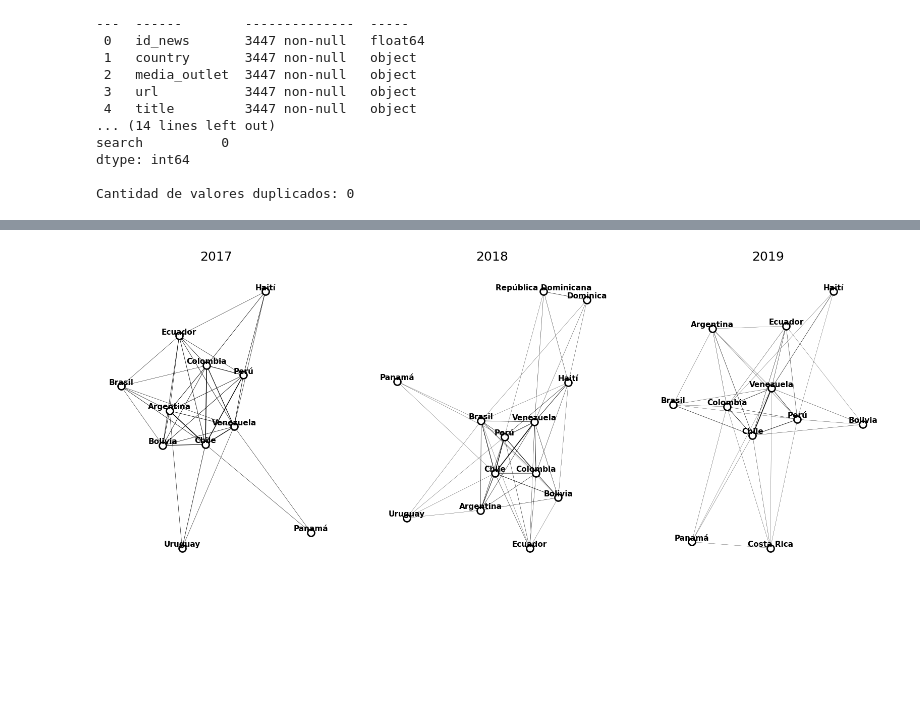
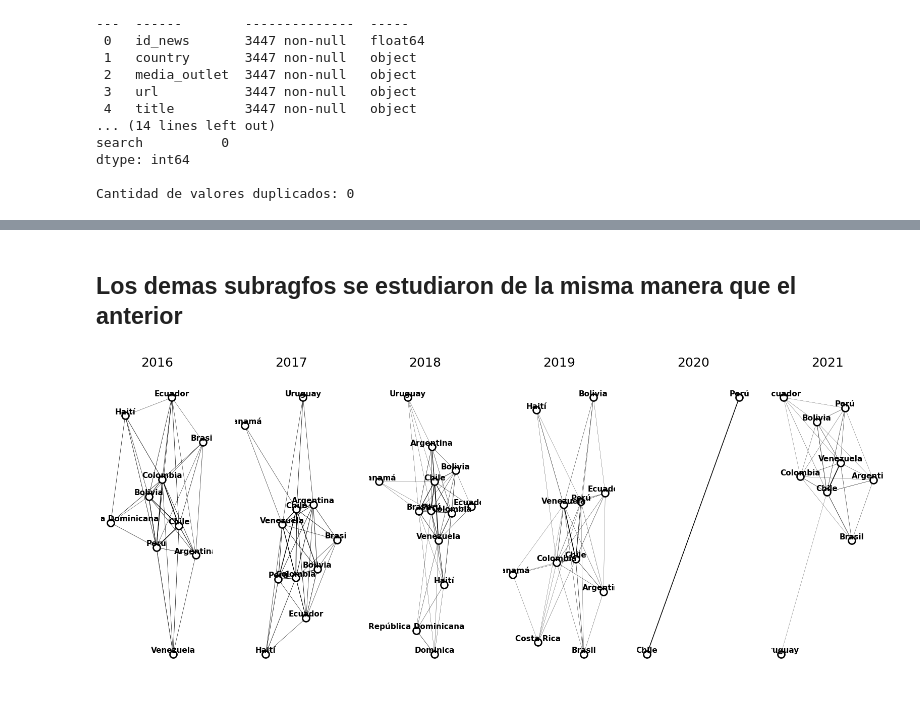
Before and after one commit to cristian-cmyk4/Noticias-de-prensa-Chilenas, a Jupyter notebook: Proyecto_INFO343.ipynb, the cells around one changed output, grey strips where cells are left out. Drawn from its saved outputs; the diff is of its cells as text; code cells hidden in the pictures; blank space fills up the shorter version.

```diff
--- a/Proyecto_INFO343.ipynb
+++ b/Proyecto_INFO343.ipynb
@@ -111,4 +185,12 @@ for elemento1, elemento2, elemento3 in zip(paises_data,gentilicios,gentilicios_p
 # %%
+## Agregamos nuestra lista de países al dataset
 dataset['pais'] = paises_unicos
+
+## Mantenemos las filas que tengas mas de un país en la columnas de los países
 dataset = dataset[dataset['pais'].apply(lambda x: len(x) > 1)]
+
+## Filtramos la fecha desde el 2016 al 2021
+dataset = dataset[(dataset['date'].dt.year >=2016) & (dataset['date'].dt.year<=2021)]
+
+## Creamos un nuevo dataframe que tendrá solo la columna del id de la noticia y los países mencionados
 df_network = dataset[['id_news','pais']]
@@ -507,0 +656,19 @@ for year in range(2017,2020):
+# %%
+# Ahora realizamos una matriz de aparición de países en cada año  (negro:presente, blanco:ausente)
+datos = paises_matrix
+paises_unicos = list(set.union(*datos))
+anios = list(range(2016, 2022))
+matriz = [[0] * len(anios) for _ in range(len(paises_unicos))]
+for i, year_data in enumerate(datos):
+    for j, pais in enumerate(paises_unicos):
+        if pais in year_data:
+            matriz[j][i] = 1
+
+fig, ax = plt.subplots()
+im = ax.imshow(matriz, cmap='binary')
+ax.set_xticks(range(len(anios)))
+ax.set_yticks(range(len(paises_unicos)))
+ax.set_xticklabels(anios)
+ax.set_yticklabels(paises_unicos)
+plt.setp(ax.get_xticklabels(), rotation=45, ha="right")
+plt.savefig('subgrafo1.png', dpi=300, bbox_inches='tight')
@@ -508,10 +677,13 @@ for year in range(2017,2020):
+# %% [markdown]
+## Los demas subragfos se estudiaron de la misma manera que el anterior
 # %%
-fig, axs = plt.subplots(figsize=(20,8), facecolor="w", nrows=1, ncols=3)
+fig, axs = plt.subplots(figsize=(20,8), facecolor="w", nrows=1, ncols=6)
+paises_matrix = []
+df_append= []
 k = 0
-for year in range(2017,2020):
+for year in range(2016,2022):
 
     df_date = dataset[dataset['date'].dt.year == year][['id_news','pais']]
-
     G = nx.Graph()
 
     for _, row in df_date.iterrows():
@@ -522,50 +694,47 @@ for year in range(2017,2020):
                 G.add_edge(paises[i], paises[j], weight=peso)
 
     G_map = nx.Graph()
-
     weights = nx.get_edge_attributes(G, "weight")
 
     edges = heapq.nlargest(1000, weights.items(), key=lambda x: x[1])
     for edge, weight in edges:
         pais1, pais2 = edge
         distancia = geodesic((coordenadas[pais2][0], coordenadas[pais2][1]), (coordenadas[pais1][0], coordenadas[pais1][1])).kilometers
-
         if distancia < 5000 and weight>5 :
             G_map.add_edge(pais1, pais2, weight=weight)
-
-        if weight<5:
-            break
 
     comunidades = nx.community.louvain_communities(G_map, seed=123)
     grupos = {}
 
     for i, comunidad in enumerate(comunidades):
         for nodo in comunidad:
             grupos[nodo] = i
 
     subgrafos = []
     for comunidad in comunidades:
         subgrafo = G_map.subgraph(comunidad)
         subgrafos.append(subgrafo)
 
     graph = 1
     if year == 2018:
         graph = 2
+    paises_matrix.append(comunidades[graph])
 
     pos = nx.layout.circular_layout(subgrafos[graph])
     pos = nx.spring_layout(subgrafos[graph], pos=pos, k=0.7, iterations=200, seed=0)
-
-
     nx.draw_networkx_nodes(subgrafos[graph], pos, node_color='white', linewidths=2,
       edgecolors='k', ax=axs[k], node_size=100)
     labels = nx.get_edge_attributes(subgrafos[graph], 'weight')
     weights = list(labels.values())
     normalized_weights = [(weight /  max(weights))+0.1 for weight in weights]
     nx.draw_networkx_edges(subgrafos[graph], pos, width=normalized_weights, ax=axs[k])
 
     nx.draw_networkx_labels(subgrafos[graph], pos, font_size=11, font_weight='bold',verticalalignment='bottom', ax=axs[k])
     axs[k].spines[['left', 'right', 'top', 'bottom']].set_visible(False)
     axs[k].set_title("${%i}$" % (year), fontsize=18)
     k = k+1
+    eigenvector_centrality = nx.eigenvector_centrality(subgrafos[graph])
+    df = pd.DataFrame(list(eigenvector_centrality.items()), columns=['País', '{}'.format(year)])
+    df_append.append(df)
 # %% [output]
-[figure, old version]
+[figure, new version]
```
Also changed, not shown: parts of 39 cells of this notebook, 5 other files.
